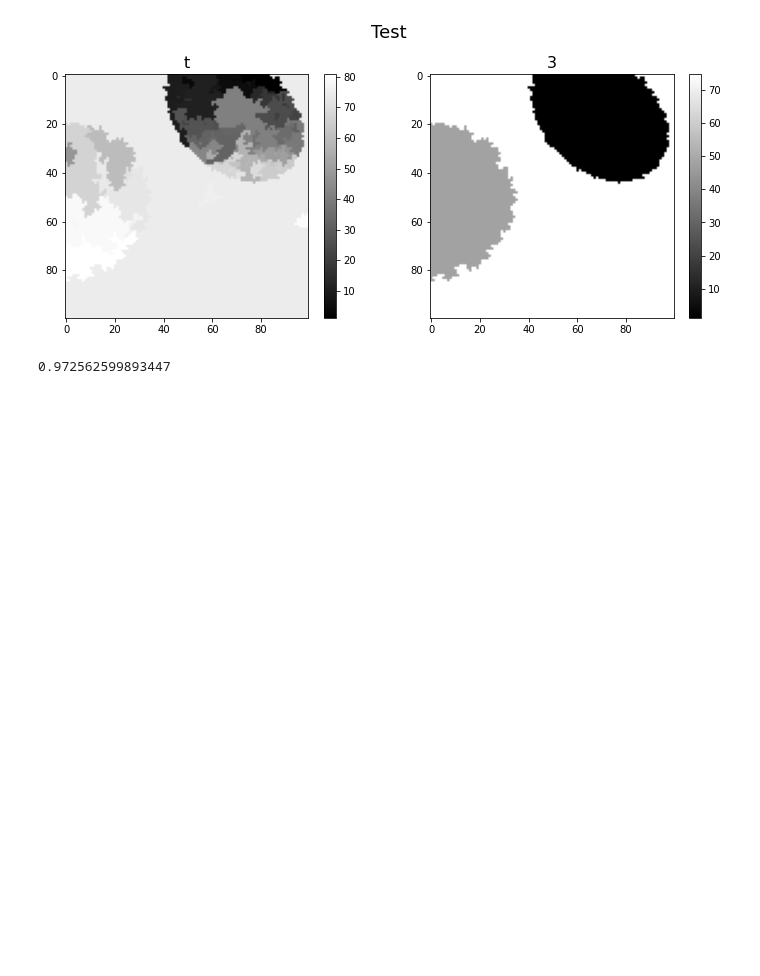
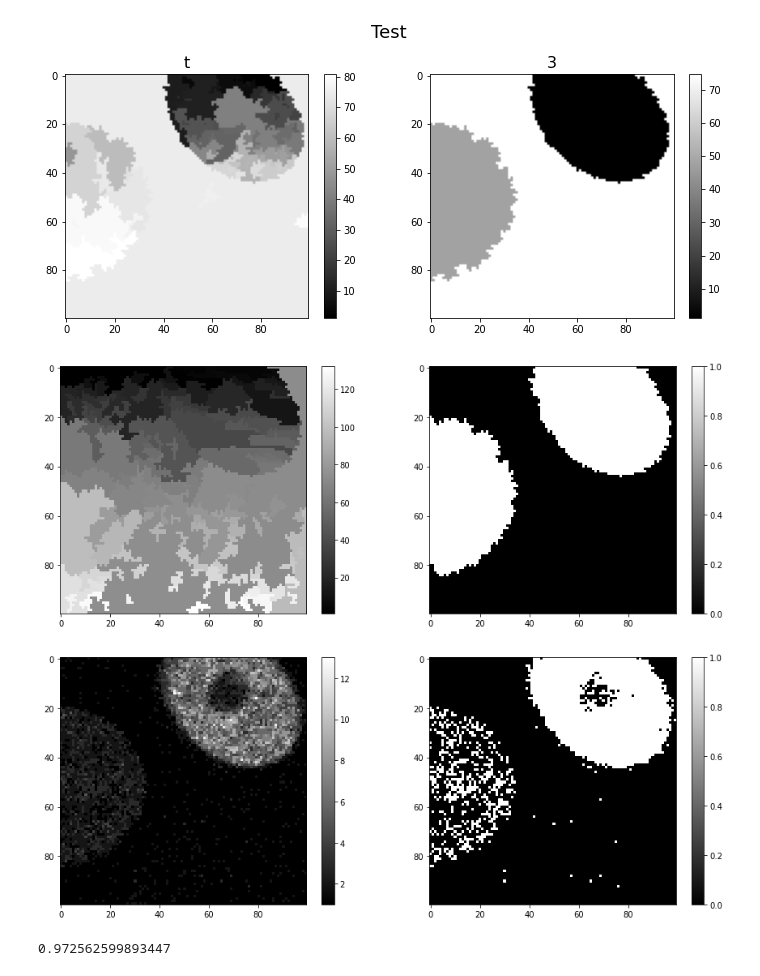
Before and after one commit to datascience-mobi/2021-topic-04-team-04, a Jupyter notebook: Marie.ipynb, the cells around one changed output. Cells and saved outputs as stored; diff of their text form; code cells hidden in the pictures; blank space fills up the shorter version.

Commit message:
display dice scores and images power point

```diff
--- a/Marie.ipynb
+++ b/Marie.ipynb
@@ -24,8 +24,11 @@ The autoreload extension is already loaded. To reload it, use:
 image_intensity_small = sk.imread("Data/N2DH-GOWT1/img/t01.tif")[300:400, 400:500]
 image_seeds = sd.seeds(image_intensity_small, 0.5)
 image_regions_from_seeds = sd.seed_merging(image_seeds)
+image_regions_from_seeds = sd.reduce_region_number(image_regions_from_seeds, 7)
 image_regions = srg.region_growing(image_intensity_small, image_regions_from_seeds.copy())
 image_regions_srg_merged = rm.region_merging(image_regions.copy(), image_intensity_small, 0.05, 500)
+image_clipped_srg = ds.final_clipping(image_regions_srg_merged.copy())
 
 image_result_unseeded = urg.unseeded_region_growing_algorithm(image_intensity_small, (0, 0), 5)
 image_urg_merged = rm.region_merging(image_result_unseeded.copy(), image_intensity_small, 0.08, 1000)
+image_clipped_urg = ds.final_clipping(image_urg_merged.copy())
@@ -36,8 +37,11 @@ ip.show_test(image_regions, image_regions_srg_merged, 0.9)
 # %% [output]
 [figure]
 # %%
-ip.show_two_images_colorbar_labeled(image_regions, image_regions_srg_merged, 0.7)
-ip.show_two_images_colorbar_labeled(image_result_unseeded, image_urg_merged, 0.7)
+ip.show_two_images_colorbar(image_regions, image_clipped_srg, 0.7)
+ip.show_two_images_colorbar(image_result_unseeded, image_clipped_urg, 0.7)
+# %% [output]
+[figure, added]
+[figure, added]
 # %%
 image_gt_new = sk.imread("Data/N2DH-GOWT1/gt/man_seg01.tif")[300:400, 400:500]
 print(ds.dice_score(image_regions_srg_merged, image_gt_new))
```
Also changed, not shown: parts of 1 cell of this notebook, 3 other files.
